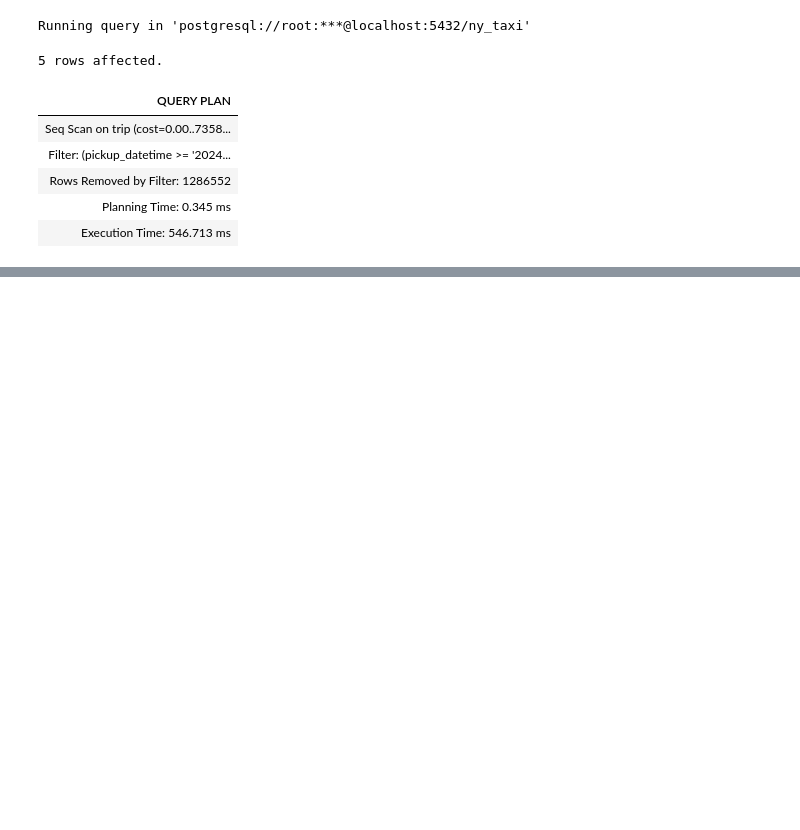
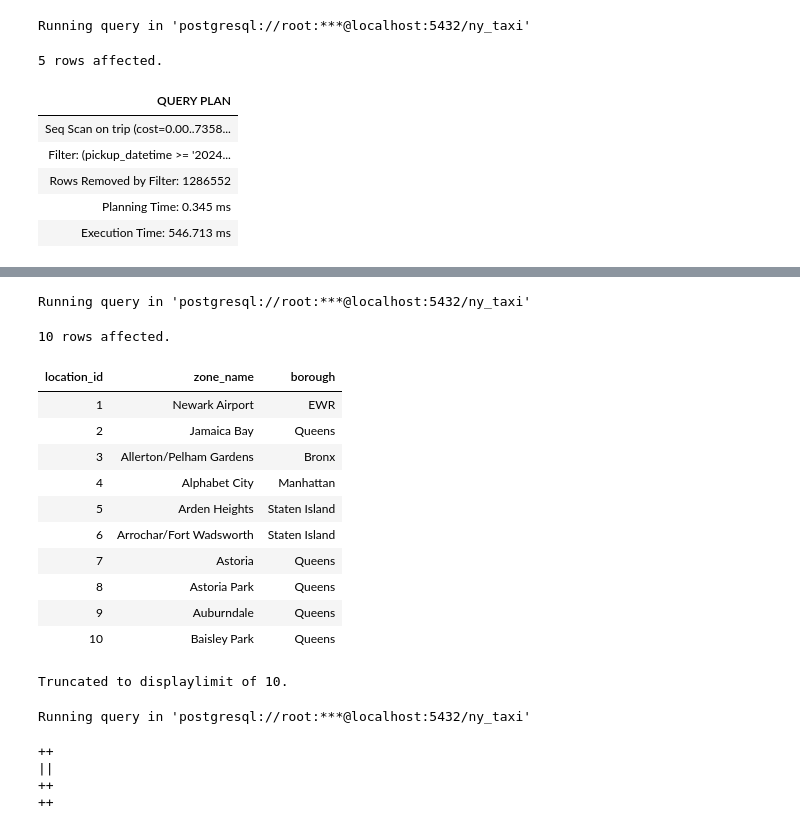
Before and after one commit to erikalls18/data-engineering-roadmap-2026, a Jupyter notebook: nivel-0/Lab_Nivel0.ipynb, the cells around one changed output, grey strips where cells are left out. Saved outputs shown, nothing was run; the diff lists cells and outputs as text; code cells hidden in the pictures; blank space fills up the shorter version.

```diff
--- a/nivel-0/Lab_Nivel0.ipynb
+++ b/nivel-0/Lab_Nivel0.ipynb
@@ -197,0 +253,45 @@ Running query in 'postgresql://root:***@localhost:5432/ny_taxi'
+# %%
+%%sql
+SELECT * FROM curated.zone
+LIMIT 10%%sql
+CREATE OR REPLACE VIEW curated.vendor AS
+SELECT DISTINCT
+    vendor_id,
+    CASE vendor_id
+        WHEN 1 THEN 'Creative Mobile'
+        WHEN 2 THEN 'VeriFone'
+        ELSE 'Unknown'
+    END AS vendor_name
+FROM curated.trip;
+# %% [output]
+Running query in 'postgresql://root:***@localhost:5432/ny_taxi'
+10 rows affected.
+| location_id | zone_name | borough |
+| 1 | Newark Airport | EWR |
+| 2 | Jamaica Bay | Queens |
+| 3 | Allerton/Pelham Gardens | Bronx |
+| 4 | Alphabet City | Manhattan |
+| 5 | Arden Heights | Staten Island |
+| 6 | Arrochar/Fort Wadsworth | Staten Island |
+| 7 | Astoria | Queens |
+| 8 | Astoria Park | Queens |
+| 9 | Auburndale | Queens |
+| 10 | Baisley Park | Queens |
+Truncated to displaylimit of 10.
+# %%
+%%sql
+CREATE OR REPLACE VIEW curated.vendor AS
+SELECT DISTINCT
+    vendor_id,
+    CASE vendor_id
+        WHEN 1 THEN 'Creative Mobile'
+        WHEN 2 THEN 'VeriFone'
+        ELSE 'Unknown'
+    END AS vendor_name
+FROM curated.trip;
+# %% [output]
+Running query in 'postgresql://root:***@localhost:5432/ny_taxi'
+++
+||
+++
+++
```
Also changed, not shown: parts of 11 cells of this notebook.
